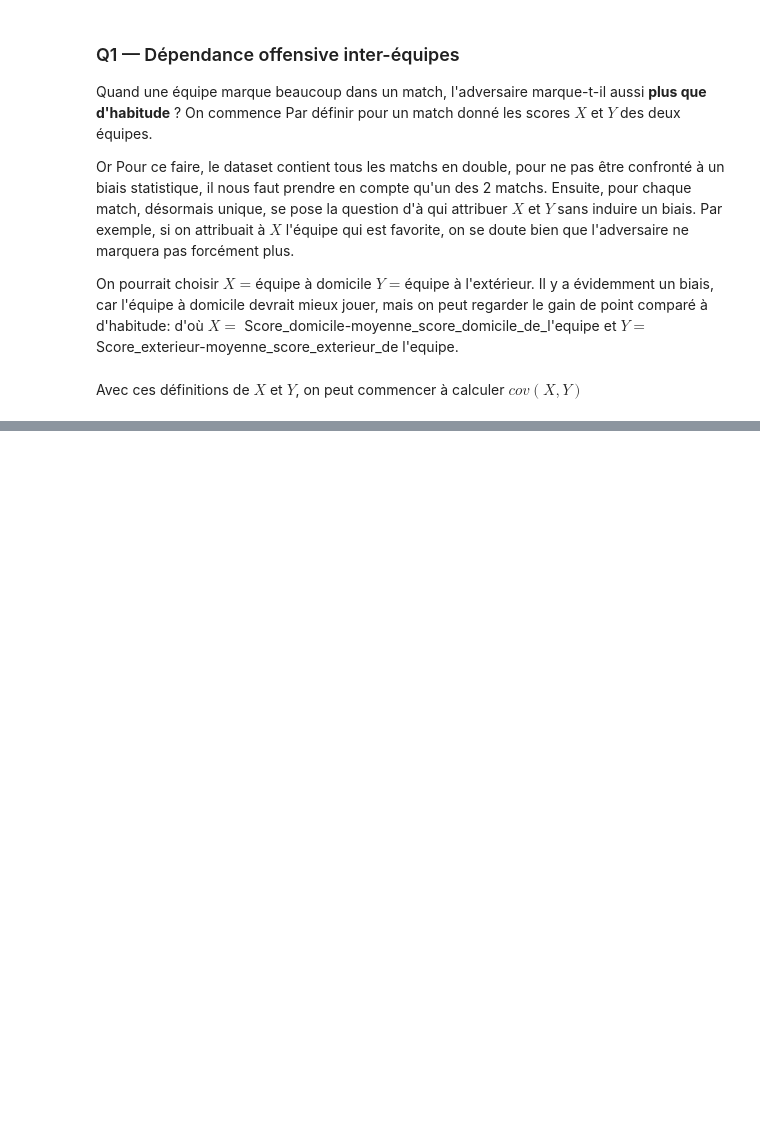
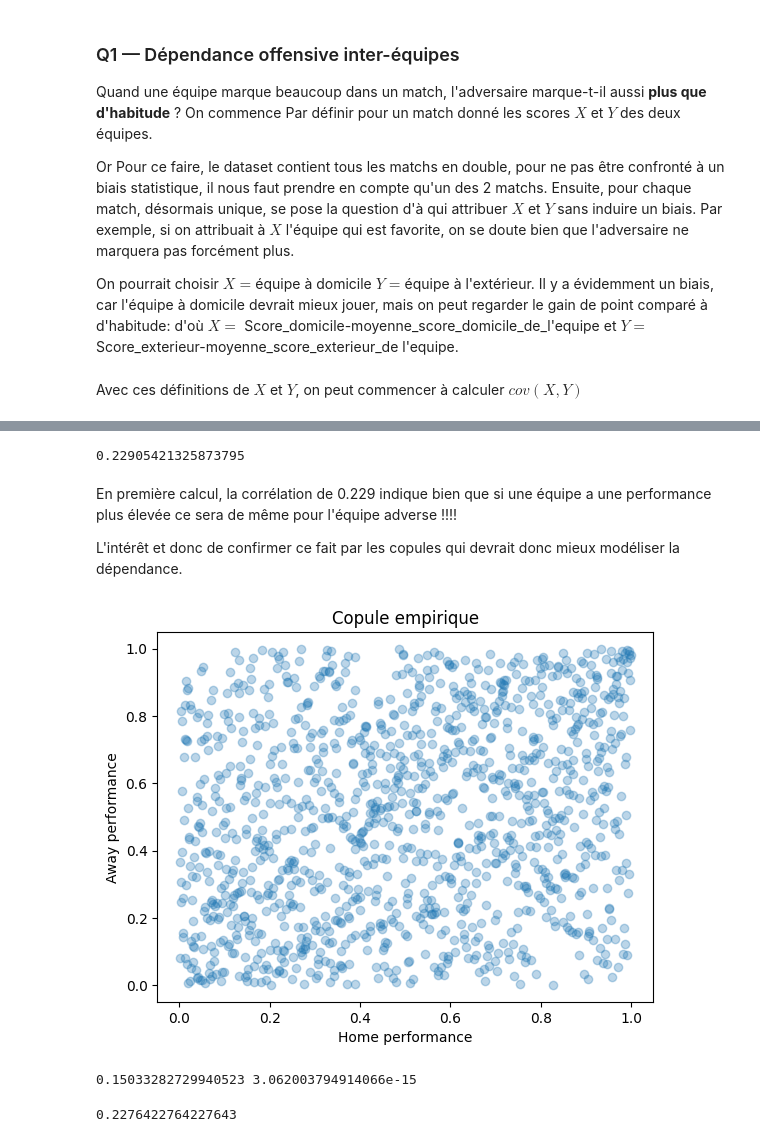
Before and after one commit to Lduvignacq/Analyse-statistique-du-momentum-dans-le-sport---Application-la-NBA, a Jupyter notebook: copule.ipynb, the cells around one changed output, grey strips where cells are left out. Drawn from its saved outputs; the diff is of its cells as text; code cells hidden in the pictures; blank space fills up the shorter version.

Commit message:
Ajout travaux copules

```diff
--- a/copule.ipynb
+++ b/copule.ipynb
@@ -44,0 +37,12 @@ df1.head()
+# %%
+df1['team_score_avg_by_home'] = (
+    df1
+    .groupby(['team_tag', 'is_home'])['team_score']
+    .transform('mean')
+)
+df1["ennemy_score_avg_by_home"] =(
+    df1
+    .groupby(['ennemy_tag', 'is_home'])['ennemy_score']
+    .transform('mean')
+)
+df1.head()
@@ -44,0 +56,14 @@ df1.head()
+# %%
+df1["team_score_gap"]=df1["team_score"]-df1["team_score_avg_by_home"]
+df1["ennemy_score_gap"]=df1["ennemy_score"]-df1["ennemy_score_avg_by_home"]
+df1['score_gap_home_side'] = np.where(
+    df1['is_home'],
+    df1['team_score_gap'],    # si team est à domicile
+    df1['ennemy_score_gap']   # si team est à l’extérieur
+)
+df1['score_gap_away_side'] = np.where(
+    df1['is_home'],
+    df1['ennemy_score_gap'],
+    df1['team_score_gap']
+)
+df1.head()
@@ -44,0 +77,4 @@ df1.head()
+# %%
+score_gap = df1.drop_duplicates(subset=['game_id']).reset_index(drop=True)
+score_gap=score_gap[["score_gap_home_side","score_gap_away_side"]]
+score_gap.head()
@@ -44,0 +98,44 @@ df1.head()
+# %%
+home_score_gap=df1["score_gap_home_side"].to_numpy()
+away_score_gap=df1["score_gap_away_side"].to_numpy()
+print(np.corrcoef(home_score_gap,away_score_gap)[0,1])
+# %% [output]
+0.22905421325873795
+# %% [markdown]
+En première calcul, la corrélation de 0.229 indique bien que si une équipe a une performance plus élevée ce sera de même pour l'équipe adverse !!!!
+
+L'intérêt et donc de confirmer ce fait par les copules qui devrait donc mieux modéliser la dépendance.
+# %%
+from scipy.stats import rankdata
+n = len(score_gap)
+
+score_gap["u"] = rankdata(score_gap["score_gap_home_side"]) / (n + 1)
+score_gap["v"] = rankdata(score_gap["score_gap_away_side"]) / (n + 1)
+# %%
+import matplotlib.pyplot as plt
+
+plt.scatter(score_gap["u"], score_gap["v"], alpha=0.3)
+plt.xlabel("Home performance")
+plt.ylabel("Away performance")
+plt.title("Copule empirique")
+plt.show()
+# %% [output]
+[figure, added]
+# %%
+from scipy.stats import kendalltau
+
+tau, p = kendalltau(score_gap["u"], score_gap["v"])
+print(tau, p)
+# %% [output]
+0.15033282729940523 3.062003794914066e-15
+# %%
+threshold = 0.9
+
+upper_tail = np.mean(
+    (score_gap["u"] > threshold) &
+    (score_gap["v"] > threshold)
+) / (1 - threshold)
+
+print(upper_tail)
+# %% [output]
+0.2276422764227643
```
Also changed, not shown: parts of 50 cells of this notebook.
